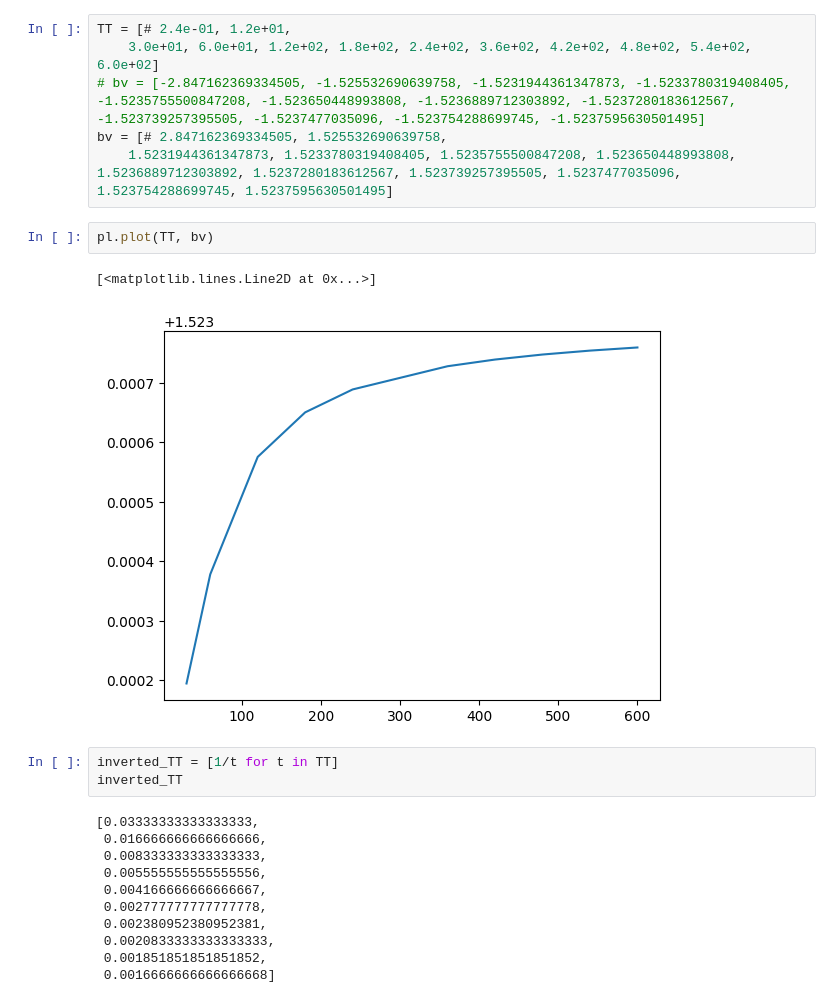
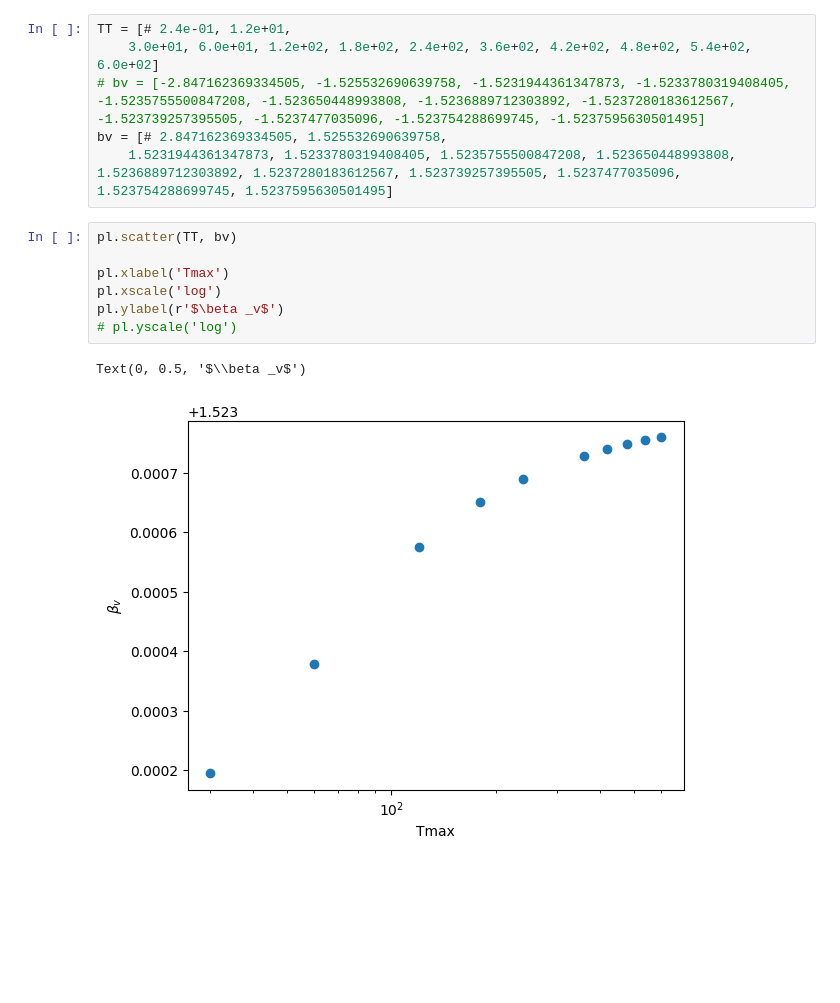
Before and after one commit to dszv/KdVB, a Jupyter notebook: extr.ipynb, the cells around one changed output. Cells and saved outputs as stored; diff of their text form; blank space fills up the shorter version.

```diff
--- a/extr.ipynb
+++ b/extr.ipynb
@@ -31,22 +31,13 @@ TT = [# 2.4e-01, 1.2e+01,
 bv = [# 2.847162369334505, 1.525532690639758,
     1.5231944361347873, 1.5233780319408405, 1.5235755500847208, 1.523650448993808, 1.5236889712303892, 1.5237280183612567, 1.523739257395505, 1.5237477035096, 1.523754288699745, 1.5237595630501495]
 # %%
-pl.plot(TT, bv)
+pl.scatter(TT, bv)
+
+pl.xlabel('Tmax')
+pl.xscale('log')
+pl.ylabel(r'$\beta _v$')
+# pl.yscale('log')
 # %% [output]
-[<matplotlib.lines.Line2D at 0x...>]
+Text(0, 0.5, '$\\beta _v$')
-[figure, old version]
+[figure, new version]
-# %%
-inverted_TT = [1/t for t in TT]
-inverted_TT
-# %% [output]
-[0.03333333333333333,
- 0.016666666666666666,
- 0.008333333333333333,
- 0.005555555555555556,
- 0.004166666666666667,
- 0.002777777777777778,
- 0.002380952380952381,
- 0.0020833333333333333,
- 0.001851851851851852,
- 0.0016666666666666668]
 # %%
```
Also changed, not shown: parts of 8 cells of this notebook.
